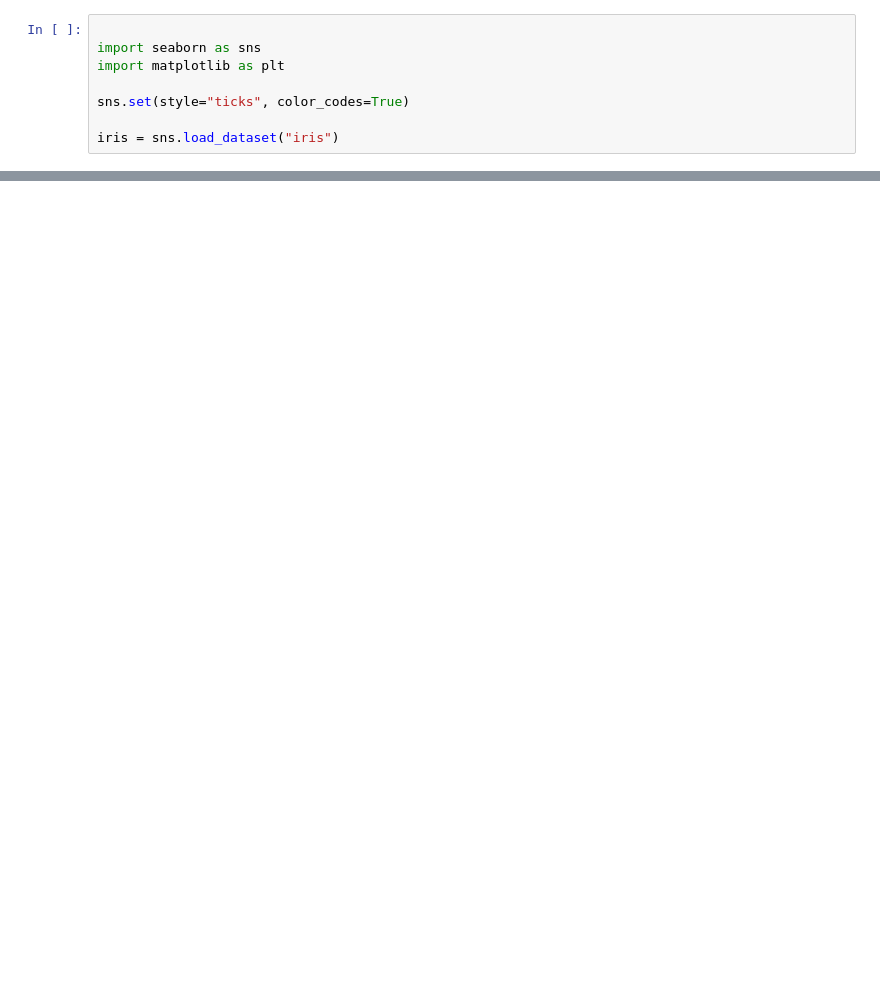
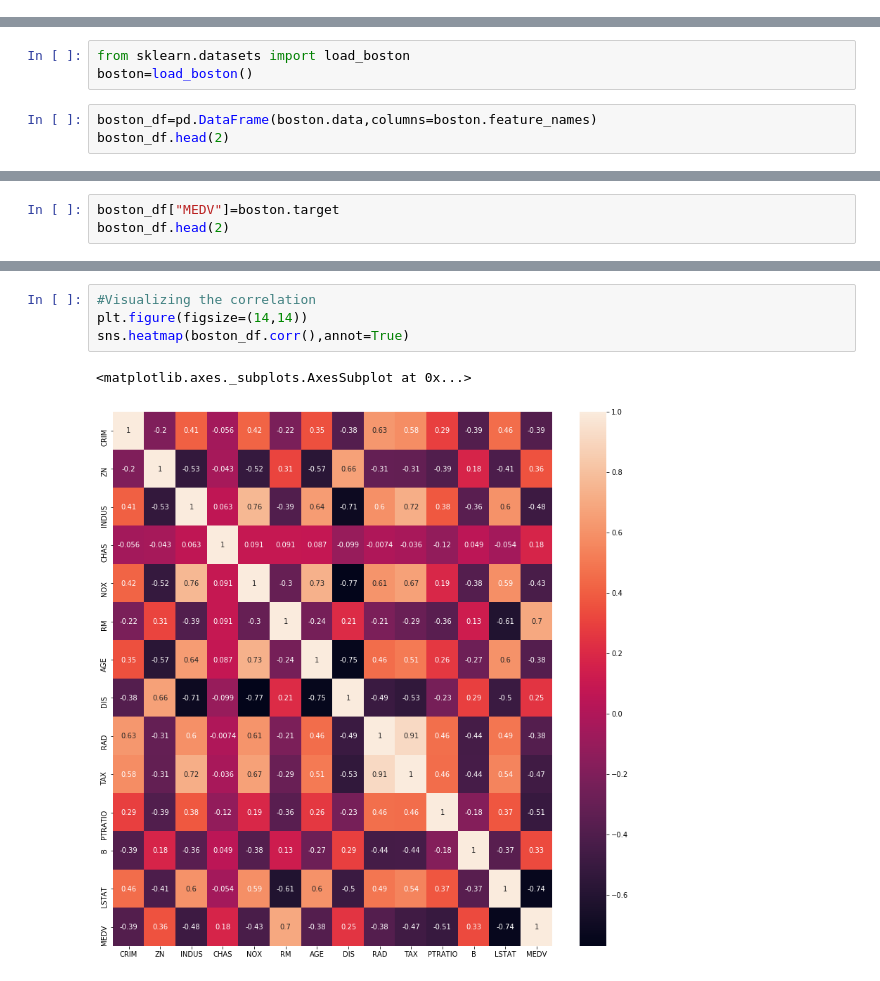
Before and after one commit to sreesowmya123/datasciences, a Jupyter notebook: Untitled (2).ipynb, the cells around one changed output, grey strips where cells are left out. Drawn from its saved outputs; the diff is of its cells as text; blank space fills up the shorter version.

```diff
--- a/Untitled (2).ipynb
+++ b/Untitled (2).ipynb
@@ -156,8 +0,0 @@ Yes
-# %%
-
-import seaborn as sns
-import matplotlib as plt
-
-sns.set(style="ticks", color_codes=True)
-
-iris = sns.load_dataset("iris")
@@ -169,0 +7,6 @@ sns.pairplot(iris)
+# %%
+from sklearn.datasets import load_boston
+boston=load_boston()
+# %%
+boston_df=pd.DataFrame(boston.data,columns=boston.feature_names)
+boston_df.head(2)
@@ -169,0 +17,3 @@ sns.pairplot(iris)
+# %%
+boston_df["MEDV"]=boston.target
+boston_df.head(2)
@@ -169,0 +43,7 @@ sns.pairplot(iris)
+# %%
+#Visualizing the correlation
+plt.figure(figsize=(14,14))
+sns.heatmap(boston_df.corr(),annot=True)
+# %% [output]
+<matplotlib.axes._subplots.AxesSubplot at 0x...>
+[figure, added]
```
Also changed, not shown: parts of 47 cells of this notebook.
